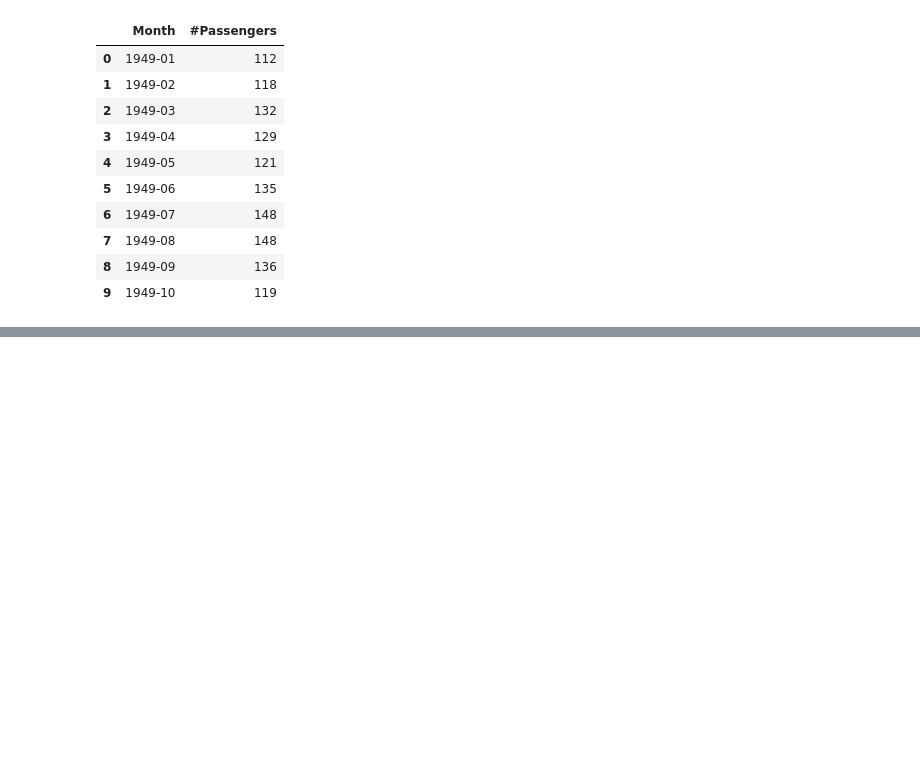
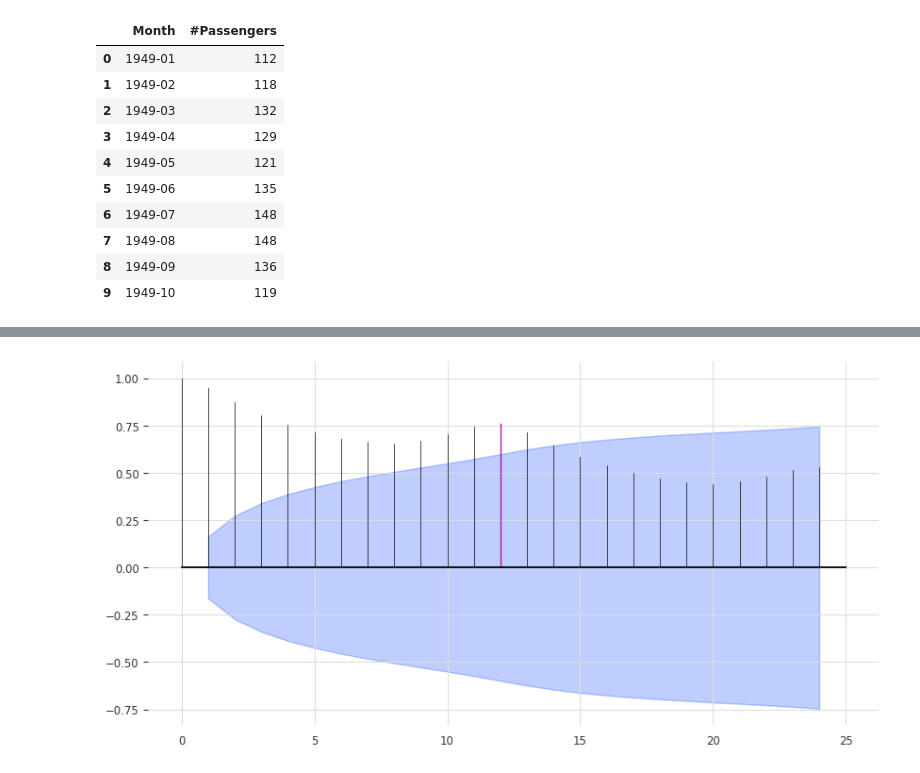
Before and after one commit to Marko-Pyeshchyk/darts-test, a Jupyter notebook: notebook/test.ipynb, the cells around one changed output, grey strips where cells are left out. Saved outputs shown, nothing was run; the diff lists cells and outputs as text; code cells hidden in the pictures; blank space fills up the shorter version.

```diff
--- a/notebook/test.ipynb
+++ b/notebook/test.ipynb
@@ -31,0 +35,6 @@ series.plot()
+# %%
+from darts.utils.statistics import plot_acf
+
+plot_acf(series, m=12, alpha=0.05, max_lag=24)
+# %% [output]
+[figure, added]
```
Also changed, not shown: parts of 9 cells of this notebook.
